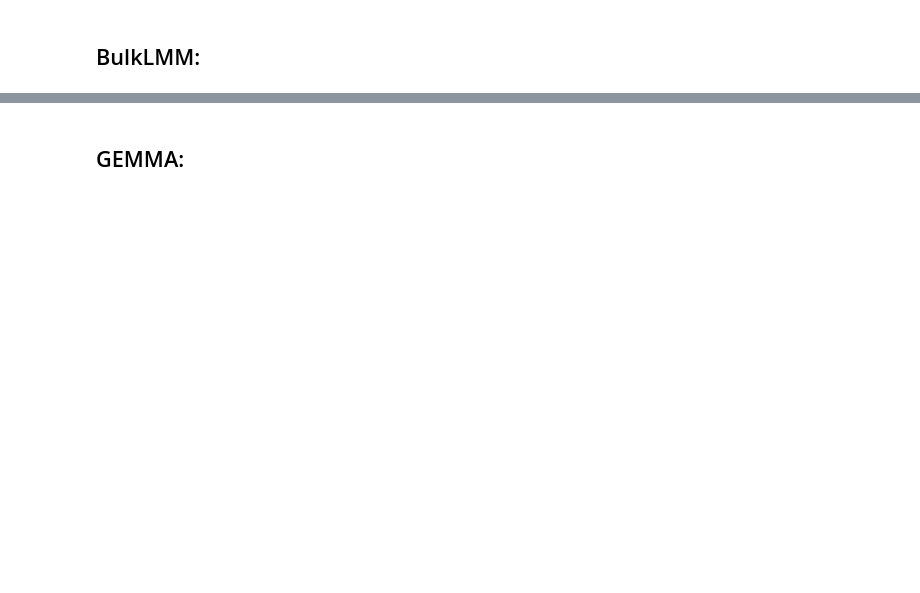
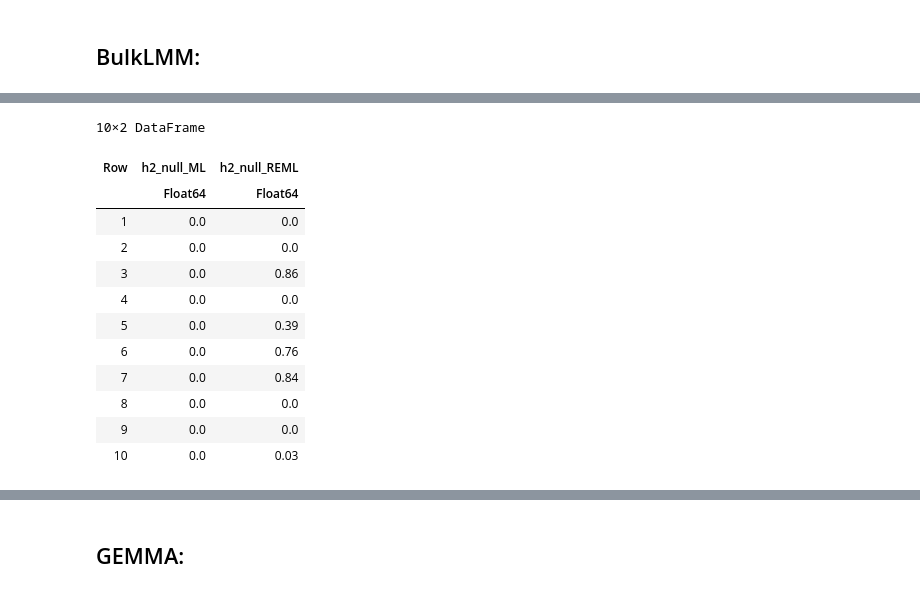
Before and after one commit to learningMalanya/BulkLMM_Analyses, a Jupyter notebook: HS-Palmer/HS-Palmer_analysis.ipynb, the cells around one changed output, grey strips where cells are left out. Saved outputs shown, nothing was run; the diff lists cells and outputs as text; code cells hidden in the pictures; blank space fills up the shorter version.

```diff
--- a/HS-Palmer/HS-Palmer_analysis.ipynb
+++ b/HS-Palmer/HS-Palmer_analysis.ipynb
@@ -369,0 +286,18 @@ hcat(bulkscan_alt_grid_results.h2_panel[57047, 1070], bulkscan_null_grid_results
+# %%
+h2_df = DataFrame(hcat(bulkscan_null_grid_results100_ml.h2_null_list, bulkscan_null_grid_results100_reml.h2_null_list),
+         ["h2_null_ML", "h2_null_REML"]);
+h2_df[1:10, :]
+# %% [output]
+10×2 DataFrame
+| Row | h2_null_ML | h2_null_REML |
+|  | Float64 | Float64 |
+| 1 | 0.0 | 0.0 |
+| 2 | 0.0 | 0.0 |
+| 3 | 0.0 | 0.86 |
+| 4 | 0.0 | 0.0 |
+| 5 | 0.0 | 0.39 |
+| 6 | 0.0 | 0.76 |
+| 7 | 0.0 | 0.84 |
+| 8 | 0.0 | 0.0 |
+| 9 | 0.0 | 0.0 |
+| 10 | 0.0 | 0.03 |
```
Also changed, not shown: parts of 144 cells of this notebook, 3 other files.
